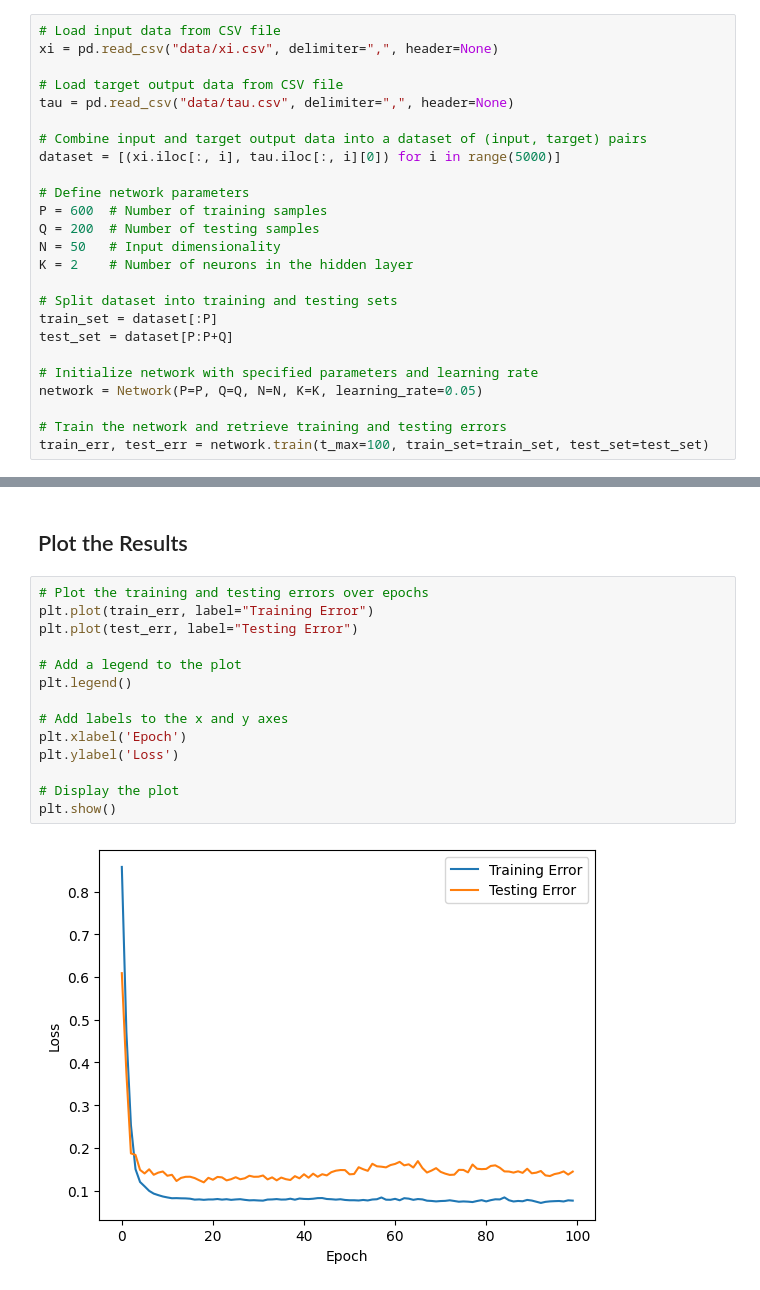
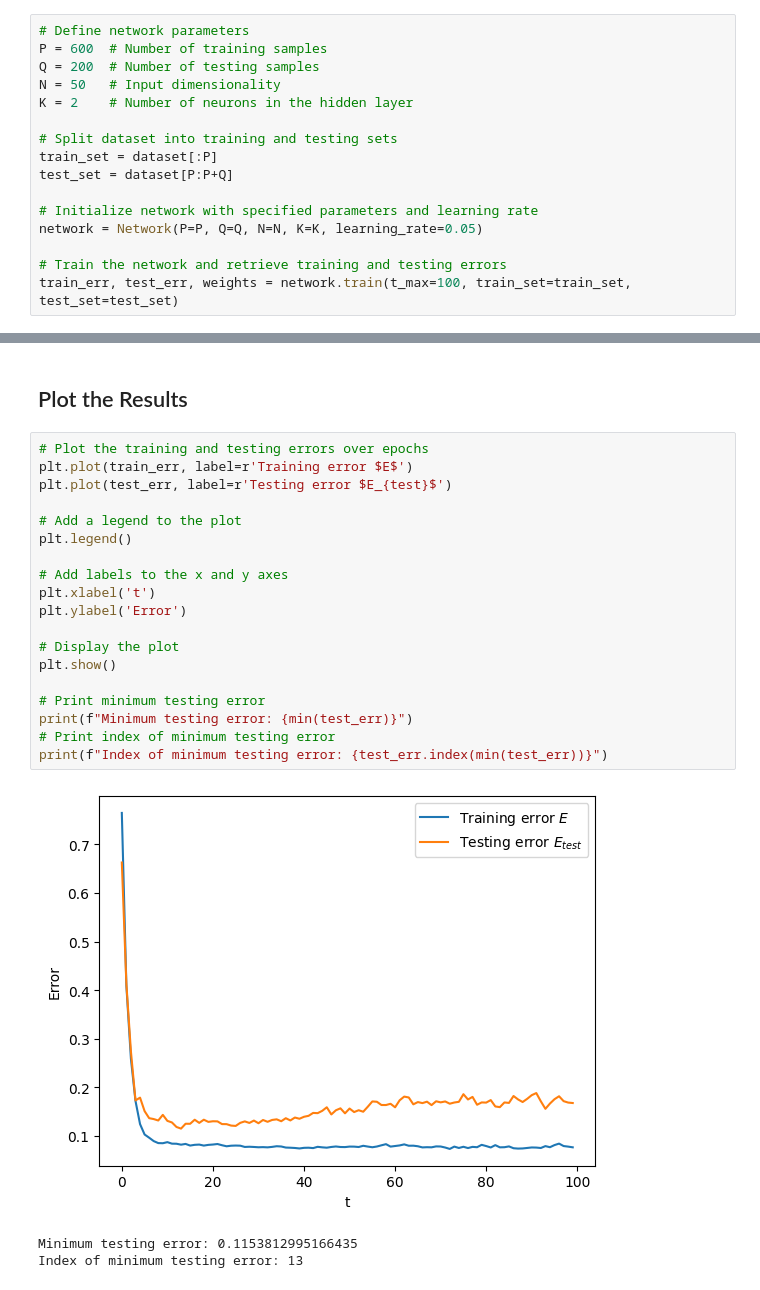
Before and after one commit to oyjuffer/NNCI-3, a Jupyter notebook: main.ipynb, the cells around one changed output, grey strips where cells are left out. Cells and saved outputs as stored; diff of their text form.

```diff
--- a/main.ipynb
+++ b/main.ipynb
@@ -125,15 +154,6 @@ class Network:
 # %% [markdown]
 ## Run Networks
 # %%
-# Load input data from CSV file
-xi = pd.read_csv("data/xi.csv", delimiter=",", header=None)
-
-# Load target output data from CSV file
-tau = pd.read_csv("data/tau.csv", delimiter=",", header=None)
-
-# Combine input and target output data into a dataset of (input, target) pairs
-dataset = [(xi.iloc[:, i], tau.iloc[:, i][0]) for i in range(5000)]
-
 # Define network parameters
 P = 600  # Number of training samples
 Q = 200  # Number of testing samples
@@ -148,5 +168,5 @@ test_set = dataset[P:P+Q]
 network = Network(P=P, Q=Q, N=N, K=K, learning_rate=0.05)
 
 # Train the network and retrieve training and testing errors
-train_err, test_err = network.train(t_max=100, train_set=train_set, test_set=test_set)
+train_err, test_err, weights = network.train(t_max=100, train_set=train_set, test_set=test_set)
 # %% [output]
@@ -171,17 +191,24 @@ Epoch: 99, Error: 0.07655026421026102, Test Error: 0.14451542756867755
 ## Plot the Results
 # %%
 # Plot the training and testing errors over epochs
-plt.plot(train_err, label="Training Error")
-plt.plot(test_err, label="Testing Error")
+plt.plot(train_err, label=r'Training error $E$')
+plt.plot(test_err, label=r'Testing error $E_{test}$')
 
 # Add a legend to the plot
 plt.legend()
 
 # Add labels to the x and y axes
-plt.xlabel('Epoch')
-plt.ylabel('Loss')
+plt.xlabel('t')
+plt.ylabel('Error')
 
 # Display the plot
 plt.show()
+
+# Print minimum testing error
+print(f"Minimum testing error: {min(test_err)}")
+# Print index of minimum testing error
+print(f"Index of minimum testing error: {test_err.index(min(test_err))}")
 # %% [output]
-[figure, old version]
+[figure, new version]
+Minimum testing error: 0.1153812995166435
+Index of minimum testing error: 13
```
Also changed, not shown: parts of 14 cells of this notebook, 7 other files.
